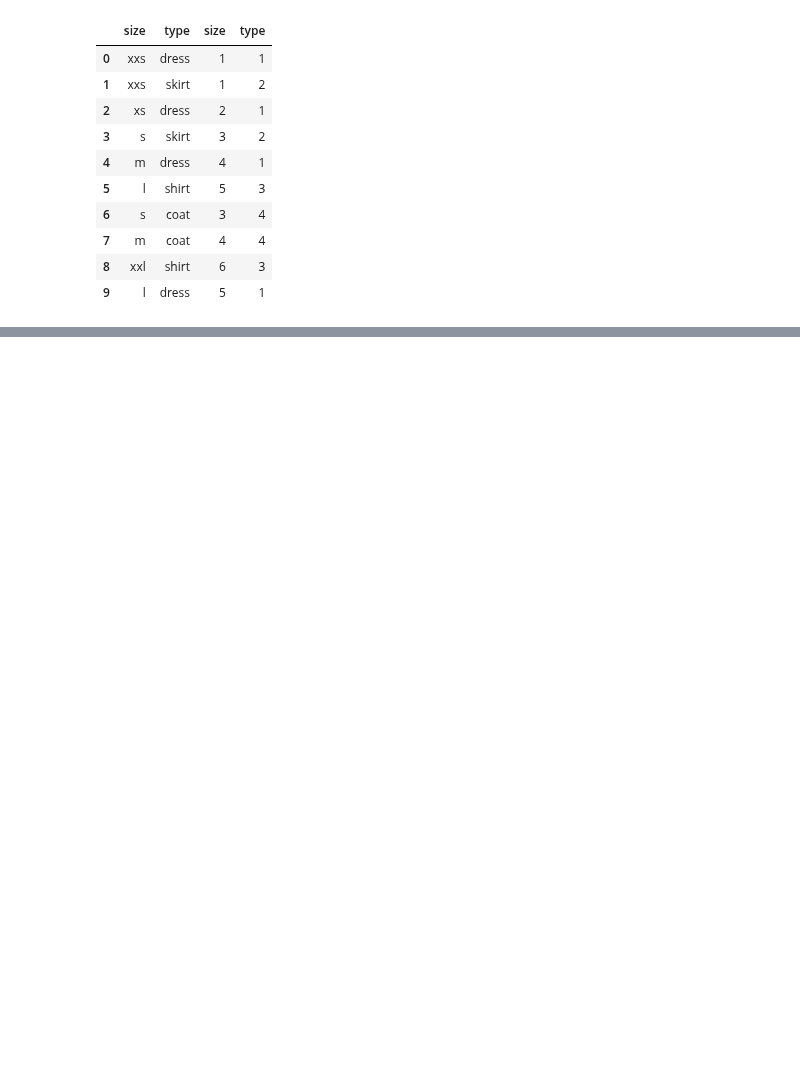
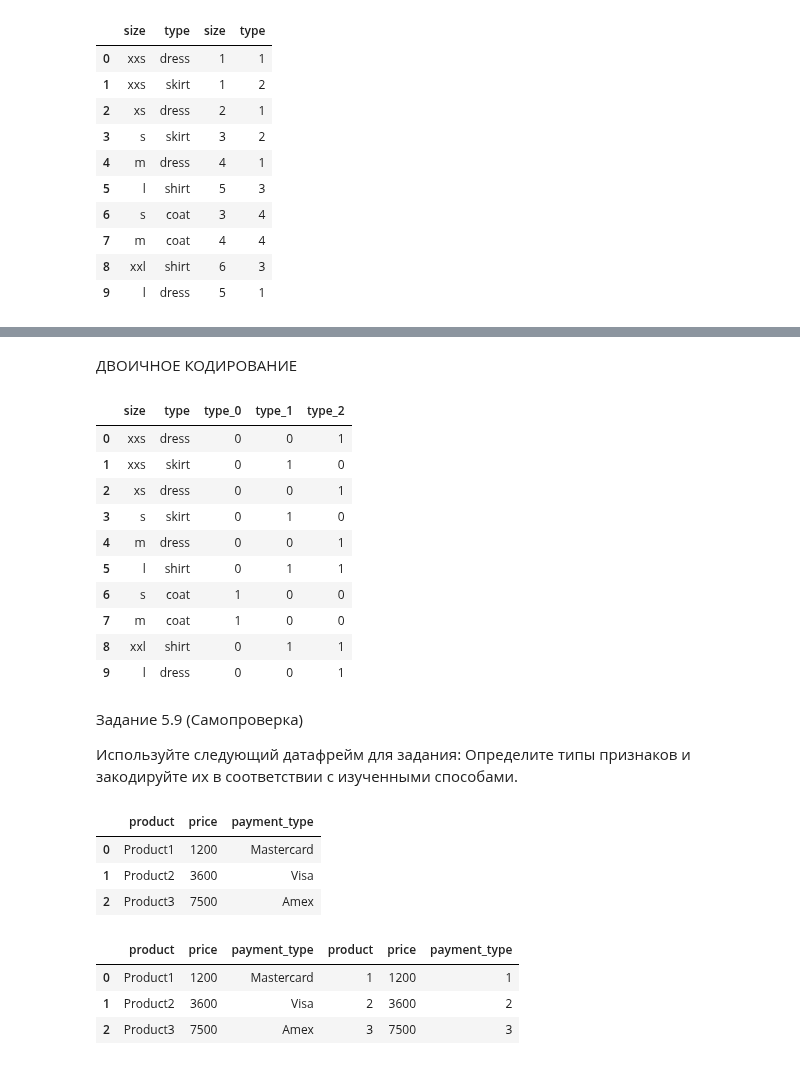
Before and after one commit to FreeRadical1320/sf_data_science, a Jupyter notebook: practice/EDA_3.ipynb, the cells around one changed output, grey strips where cells are left out. Drawn from its saved outputs; the diff is of its cells as text; code cells hidden in the pictures; blank space fills up the shorter version.

```diff
--- a/practice/EDA_3.ipynb
+++ b/practice/EDA_3.ipynb
@@ -324,0 +379,25 @@ clothing
+# %% [markdown]
+ДВОИЧНОЕ КОДИРОВАНИЕ
+# %%
+bin_encoder = ce.BinaryEncoder(cols=['type']) # указываем столбец для кодирования
+type_bin = bin_encoder.fit_transform(clothing['type'])
+clothing = pd.concat([clothing, type_bin], axis=1)
+
+clothing
+# %% [output]
+|  | size | type | type_0 | type_1 | type_2 |
+| 0 | xxs | dress | 0 | 0 | 1 |
+| 1 | xxs | skirt | 0 | 1 | 0 |
+| 2 | xs | dress | 0 | 0 | 1 |
+| 3 | s | skirt | 0 | 1 | 0 |
+| 4 | m | dress | 0 | 0 | 1 |
+| 5 | l | shirt | 0 | 1 | 1 |
+| 6 | s | coat | 1 | 0 | 0 |
+| 7 | m | coat | 1 | 0 | 0 |
+| 8 | xxl | shirt | 0 | 1 | 1 |
+| 9 | l | dress | 0 | 0 | 1 |
+# %% [markdown]
+Задание 5.9 (Самопроверка)
+
+Используйте следующий датафрейм для задания:
+Определите типы признаков и закодируйте их в соответствии с изученными способами.
@@ -324,0 +411,18 @@ clothing
+# %%
+df
+# %% [output]
+|  | product | price | payment_type |
+| 0 | Product1 | 1200 | Mastercard |
+| 1 | Product2 | 3600 | Visa |
+| 2 | Product3 | 7500 | Amex |
+# %%
+ord_encoder = ce.OrdinalEncoder()
+data_bin = ord_encoder.fit_transform(df[['product', 'price', 'payment_type']])
+df = pd.concat([df, data_bin], axis=1)
+
+df
+# %% [output]
+|  | product | price | payment_type | product | price | payment_type |
+| 0 | Product1 | 1200 | Mastercard | 1 | 1200 | 1 |
+| 1 | Product2 | 3600 | Visa | 2 | 3600 | 2 |
+| 2 | Product3 | 7500 | Amex | 3 | 7500 | 3 |
```
Also changed, not shown: parts of 15 cells of this notebook.
